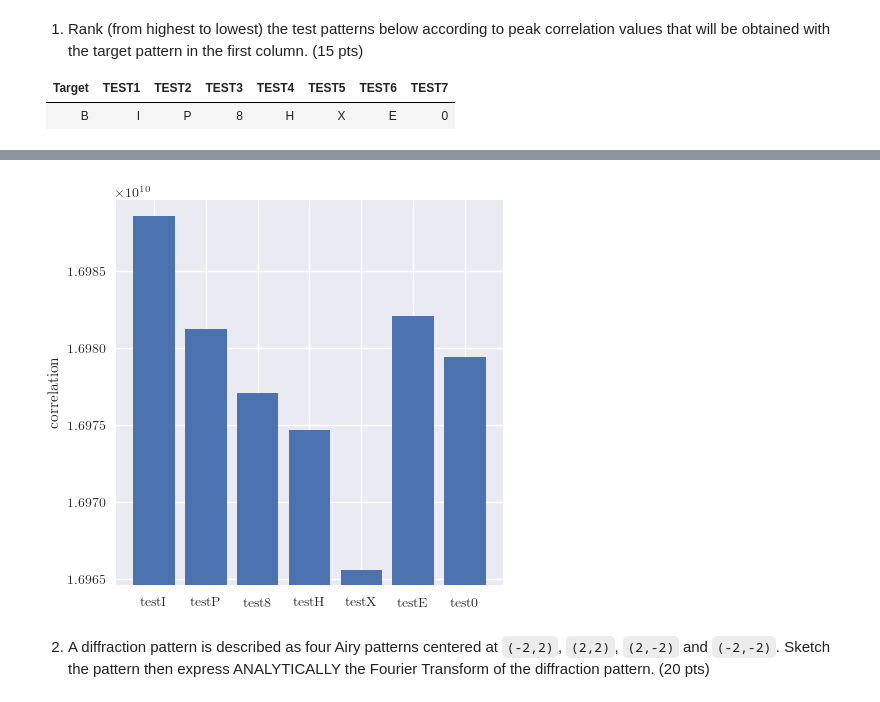
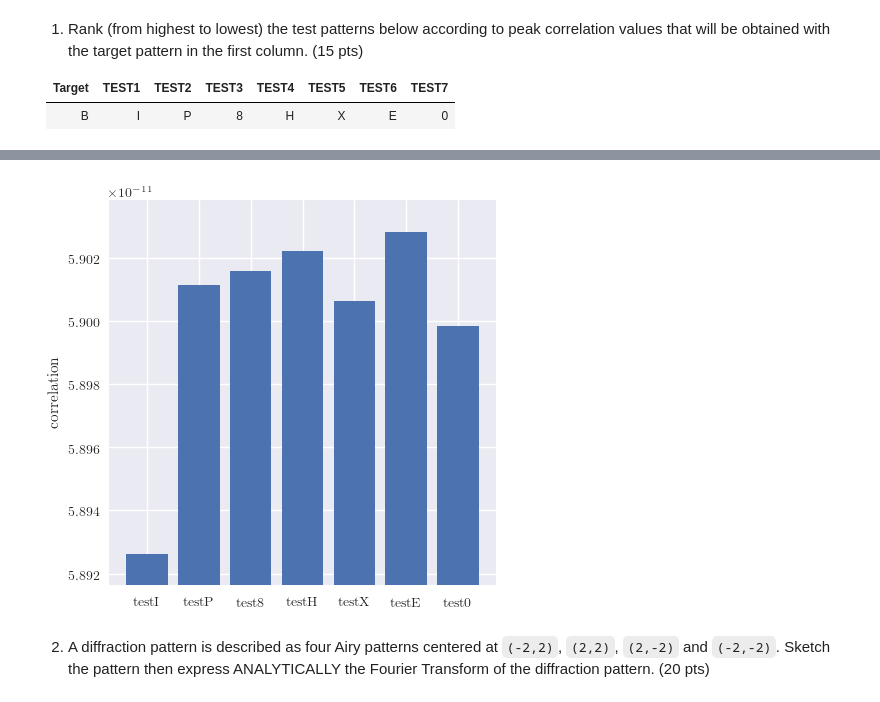
Before and after one commit to kvdomingo/Physics-166, a Jupyter notebook: LE2.ipynb, the cells around one changed output, grey strips where cells are left out. Drawn from its saved outputs; the diff is of its cells as text; code cells hidden in the pictures.

```diff
--- a/LE2.ipynb
+++ b/LE2.ipynb
@@ -229,10 +229,11 @@ for i in range(len(test)):
     Fmatch = Ftest * Ftarget.conj()
     Fimg = fft.fftshift(abs(fft.ifft2(Fmatch)))
     ax.imshow(Fimg)
-    corr = abs(Fimg).max()
+    corr = 1/(abs(Fimg).min())
     corrlist.append(corr)
-    ax.set_title("correlation = %.2f"%(corr))
+    ax.set_title(r"correlation = $%.5f \times 10^{-11}$"%(corr*1e11))
 
+corrlist = np.array(corrlist)
 mp.show()
 # %% [output]
 [figure]
@@ -240,12 +241,12 @@ mp.show()
 # %%
 # mp.plot(corrlist, "o")
 mp.bar(range(len(corrlist)), corrlist)
 mp.xticks(range(len(corrlist)), testlabel)
 mp.ylabel("correlation")
-mp.ylim(min(corrlist)-1e6, max(corrlist)+1e6)
+mp.ylim(min(corrlist)-1e-14, max(corrlist)+1e-14)
 mp.show()
 # %% [output]
-[figure, old version]
+[figure, new version]
 # %% [markdown]
 2. A diffraction pattern is described as four Airy patterns centered at `(-2,2)`, `(2,2)`, `(2,-2)` and `(-2,-2)`. Sketch the pattern then express ANALYTICALLY the Fourier Transform of the diffraction pattern. (20 pts)
 # %%
```
Also changed, not shown: parts of 3 cells of this notebook.
